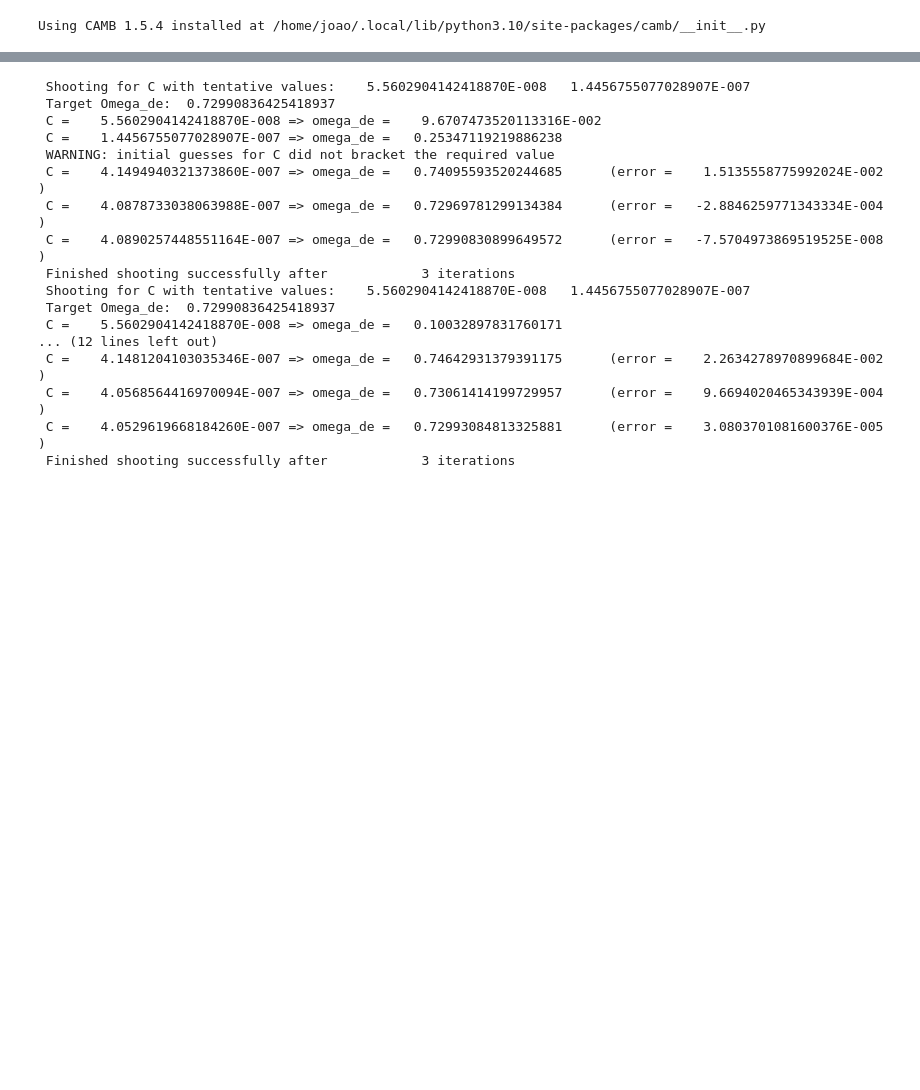
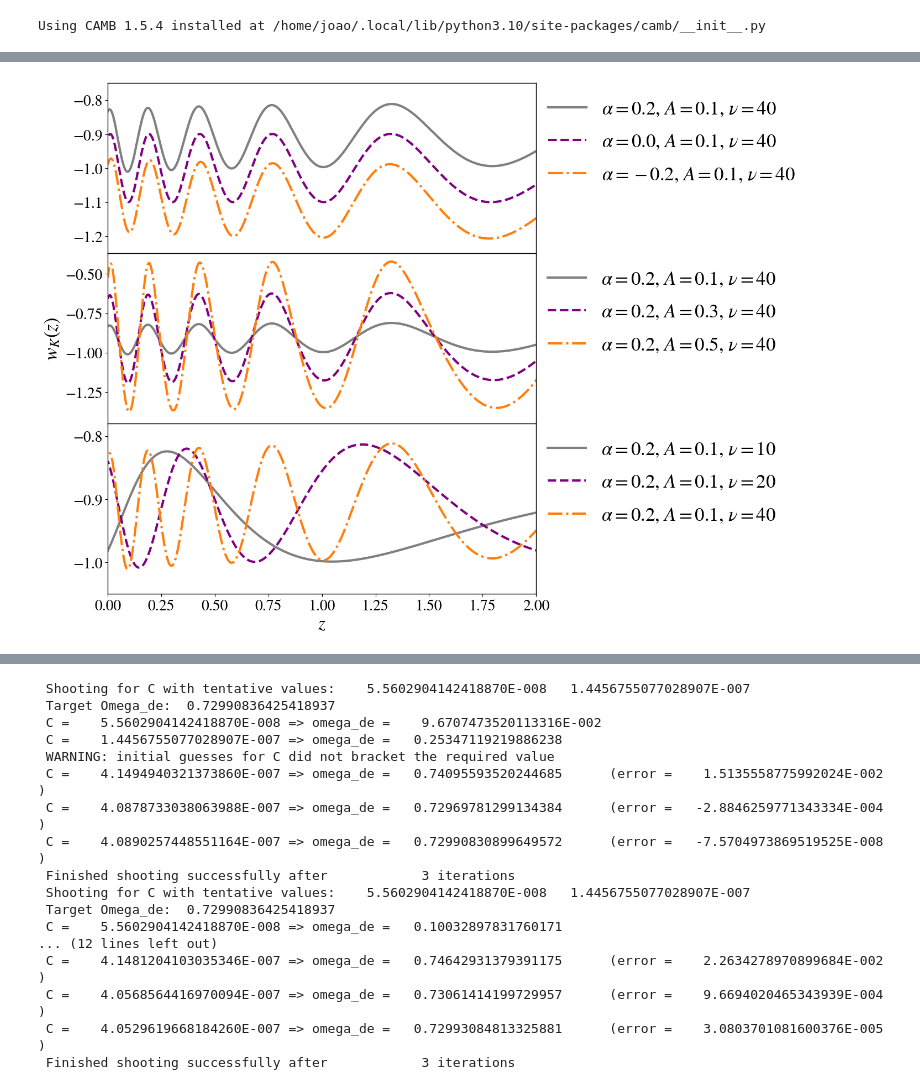
Before and after one commit to SBU-COSMOLIKE/CAMB-Monodromic, a Jupyter notebook: docs/KEssence_demo.ipynb, the cells around one changed output, grey strips where cells are left out. Cells and saved outputs as stored; diff of their text form; code cells hidden in the pictures; blank space fills up the shorter version.

```diff
--- a/docs/KEssence_demo.ipynb
+++ b/docs/KEssence_demo.ipynb
@@ -7,0 +85,30 @@ Using CAMB 1.5.4 installed at /home/joao/.local/lib/python3.10/site-packages/cam
+# %%
+fig, axs = plt.subplots(3, 1, sharex=True, figsize=(10,12), gridspec_kw={'hspace': 0})
+# plt.figure(figsize=(10,10))
+scale_factor = np.logspace(-3, 0, 10000)
+z = 1/scale_factor - 1
+redshift = 1/scale_factor - 1
+lws = [2, 2, 2]
+lss = ['-', '--', '-.']
+colors = ['gray', 'purple', 'tab:orange']
+legend_labels = [fr"$\alpha = {case['alpha']}$, $A = {case['A']}$, $\nu = {case['nu']}$" if case['A'] != 0 else fr"$\alpha = {case['alpha']}$, $A = {case['A']}$" for case in cases]
+for i, (case, result, label) in enumerate(zip(cases, results, legend_labels)):
+    rho_de, w_de = result.get_dark_energy_rho_w(scale_factor)
+    if i < 3:
+        axs[0].plot(z, w_de, label=label, color=colors[i%3], ls=lss[i%3], lw=3)
+    elif i < 6:
+        axs[1].plot(z, w_de, label=label, color=colors[i%3], ls=lss[i%3], lw=3)
+    else:
+        axs[2].plot(z, w_de, label=label, color=colors[i%3], ls=lss[i%3], lw=3)
+
+for i, ax in enumerate(axs):
+    ax.legend(loc="upper right", fontsize=25, frameon=False, bbox_to_anchor=(1.645 if i == 0  else 1.6, 1))
+plt.xlim([0, 2])
+axs[0].set_ylim([-1.25, -0.75])
+axs[1].set_ylim([-1.45, -0.37])
+axs[2].set_ylim([-1.05, -0.78])
+plt.xlabel(r"$z$")
+axs[1].set_ylabel(r"$w_K(z)$", fontsize=25)
+plt.savefig("kessence_cases.pdf")
+# %% [output]
+[figure, added]
```
Also changed, not shown: parts of 14 cells of this notebook, 3 other files.
